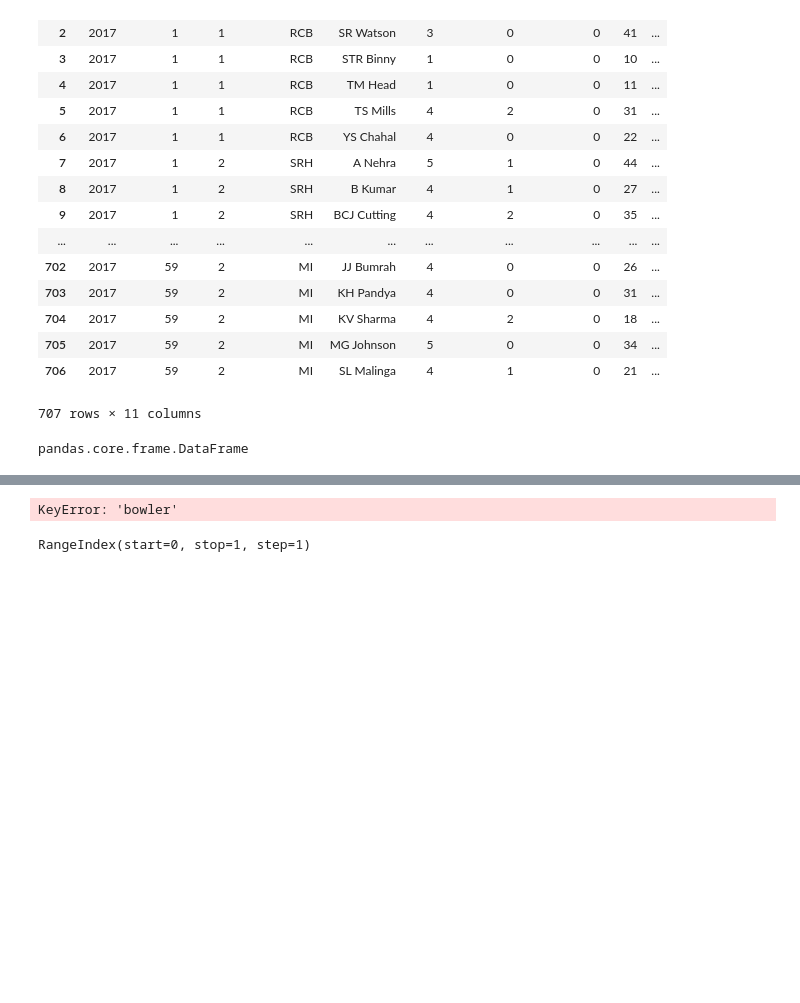
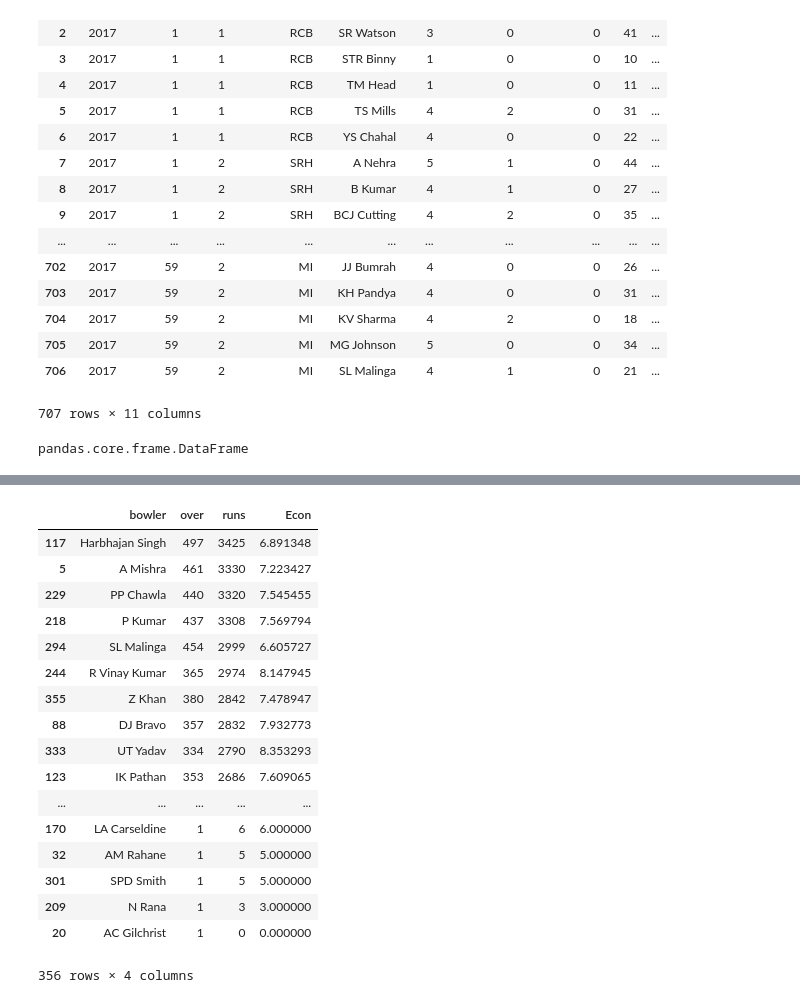
Before and after one commit to saradakuppa/Kaggle-IPL-Dataset, a Jupyter notebook: IPL.ipynb, the cells around one changed output, grey strips where cells are left out. Drawn from its saved outputs; the diff is of its cells as text; code cells hidden in the pictures; blank space fills up the shorter version.

Commit message:
code to find the top Bowlers

```diff
--- a/IPL.ipynb
+++ b/IPL.ipynb
@@ -1144,8 +1148,29 @@ pandas.core.frame.DataFrame
 # %%
-bowlers_2017.groupby(['bowler'])
+bwlrs = bowlers_stats.groupby('bowler')
-# %% [output]
-KeyError: 'bowler'
-# %%
-bowlers_2017.columns
-# %% [output]
-RangeIndex(start=0, stop=1, step=1)
+# %%
+topBowlers = bwlrs['over', 'runs'].sum().reset_index()
+# %%
+topBowlers = topBowlers.sort_values(by='runs', ascending=False)
+# %%
+topBowlers['Econ'] = topBowlers['runs'] / topBowlers['over']
+# %%
+topBowlers = topBowlers.sort_values(by='Econ')
+# %% [output]
+|  | bowler | over | runs | Econ |
+| 117 | Harbhajan Singh | 497 | 3425 | 6.891348 |
+| 5 | A Mishra | 461 | 3330 | 7.223427 |
+| 229 | PP Chawla | 440 | 3320 | 7.545455 |
+| 218 | P Kumar | 437 | 3308 | 7.569794 |
+| 294 | SL Malinga | 454 | 2999 | 6.605727 |
+| 244 | R Vinay Kumar | 365 | 2974 | 8.147945 |
+| 355 | Z Khan | 380 | 2842 | 7.478947 |
+| 88 | DJ Bravo | 357 | 2832 | 7.932773 |
+| 333 | UT Yadav | 334 | 2790 | 8.353293 |
+| 123 | IK Pathan | 353 | 2686 | 7.609065 |
+| ... | ... | ... | ... | ... |
+| 170 | LA Carseldine | 1 | 6 | 6.000000 |
+| 32 | AM Rahane | 1 | 5 | 5.000000 |
+| 301 | SPD Smith | 1 | 5 | 5.000000 |
+| 209 | N Rana | 1 | 3 | 3.000000 |
+| 20 | AC Gilchrist | 1 | 0 | 0.000000 |
+356 rows × 4 columns
```
Also changed, not shown: parts of 2 cells of this notebook.
